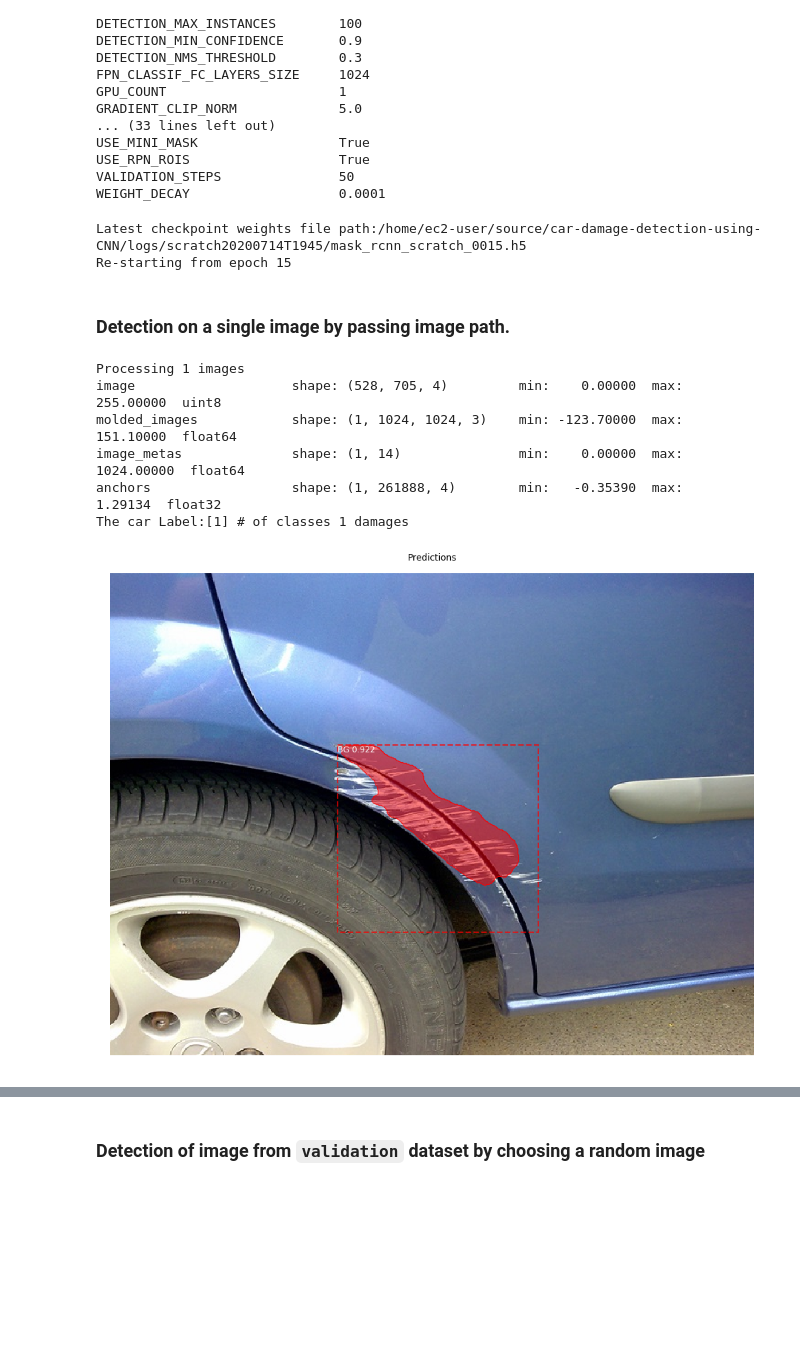
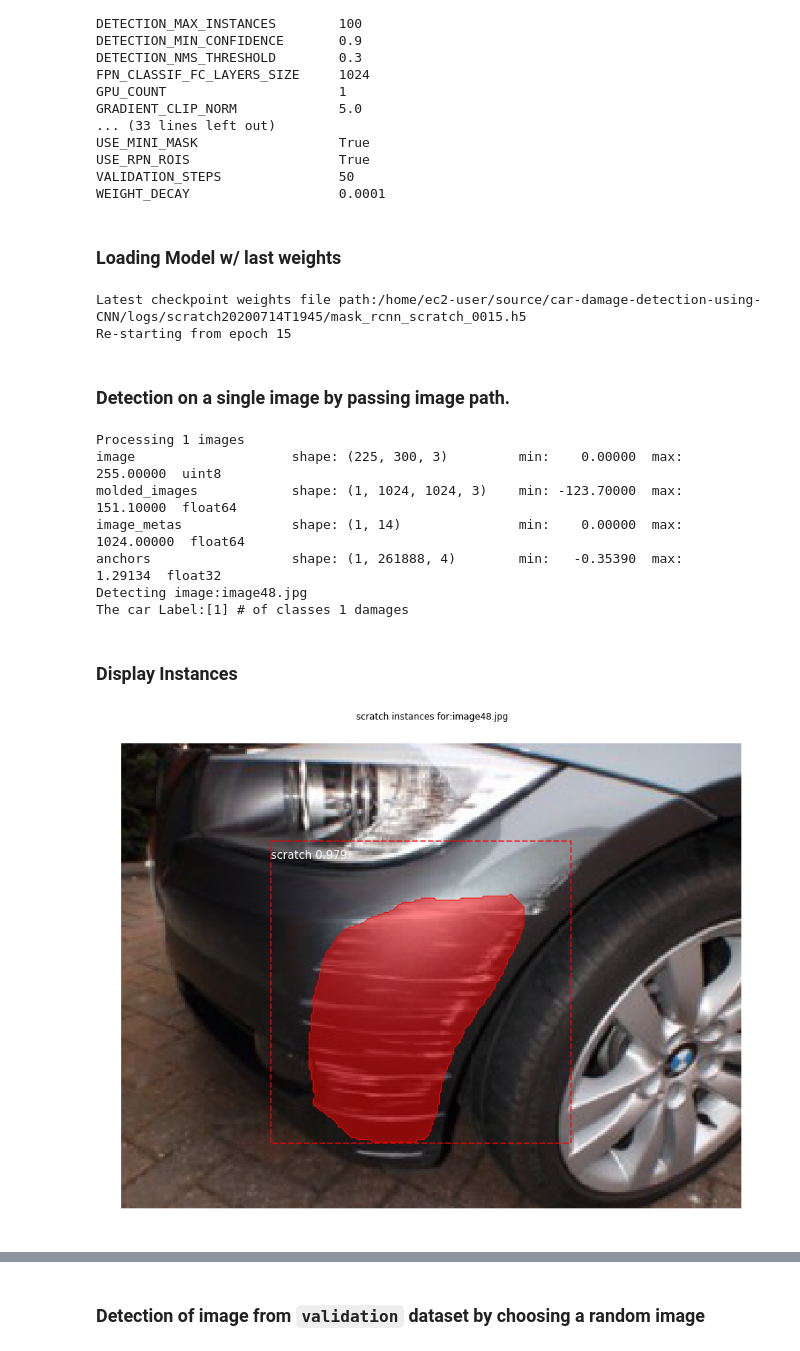
Before and after one commit to CIPCloud/image_segmentation, a Jupyter notebook: Mask_RCNN_car_damage_prediction.ipynb, the cells around one changed output, grey strips where cells are left out. Drawn from its saved outputs; the diff is of its cells as text; code cells hidden in the pictures; blank space fills up the shorter version.

Commit message:
notebook changes for single file detection

```diff
--- a/Mask_RCNN_car_damage_prediction.ipynb
+++ b/Mask_RCNN_car_damage_prediction.ipynb
@@ -66,15 +69,6 @@ USE_MINI_MASK                  True
 USE_RPN_ROIS                   True
 VALIDATION_STEPS               50
 WEIGHT_DECAY                   0.0001
-# %%
-with tf.device(DEVICE):
-    model = modellib.MaskRCNN(mode="inference", model_dir=MODEL_DIR, config=config)
-
-print("Latest checkpoint weights file path:{}".format(model.find_last()))
-model.load_weights(model.find_last(), by_name=True)
-# %% [output]
-Latest checkpoint weights file path:/home/ec2-user/source/car-damage-detection-using-CNN/logs/scratch20200714T1945/mask_rcnn_scratch_0015.h5
-Re-starting from epoch 15
 # %%
 def get_ax(rows=1, cols=1, size=16):
     """Return a Matplotlib Axes array to be used in
@@ -85,24 +79,44 @@ def get_ax(rows=1, cols=1, size=16):
     """
     _, ax = plt.subplots(rows, cols, figsize=(size*cols, size*rows))
     return ax
+# %% [markdown]
+### Loading Model w/ last weights
+# %%
+with tf.device(DEVICE):
+    model = modellib.MaskRCNN(mode="inference", model_dir=MODEL_DIR,
+                              config=config)
+
+print("Latest checkpoint weights file path:{}".format(model.find_last()))
+model.load_weights(model.find_last(), by_name=True)
+# %% [output]
+Latest checkpoint weights file path:/home/ec2-user/source/car-damage-detection-using-CNN/logs/scratch20200714T1945/mask_rcnn_scratch_0015.h5
+Re-starting from epoch 15
 # %% [markdown]
 ### Detection on a single image by passing image path.
 # %%
-image = skimage.io.imread('/home/ec2-user/source/car-damage-detection-using-CNN/custom/val/image51.png')
+imagepath_to_detect=\
+'/home/ec2-user/source/car-damage-detection-using-CNN/custom/train/image48.jpg'
+image_name=os.path.basename(imagepath_to_detect)
+image = skimage.io.imread(imagepath_to_detect)
 r = model.detect([image], verbose=1)[0]
-print('The car Label:{} # of classes {} damages'.format(r['class_ids'], len(r['class_ids'])))
+print('Detecting image:{}\nThe car Label:{} # of classes {} damages'.
+      format(image_name, r['class_ids'], len(r['class_ids'])))
 # %% [output]
 Processing 1 images
-image                    shape: (528, 705, 4)         min:    0.00000  max:  255.00000  uint8
+image                    shape: (225, 300, 3)         min:    0.00000  max:  255.00000  uint8
 molded_images            shape: (1, 1024, 1024, 3)    min: -123.70000  max:  151.10000  float64
 image_metas              shape: (1, 14)               min:    0.00000  max: 1024.00000  float64
 anchors                  shape: (1, 261888, 4)        min:   -0.35390  max:    1.29134  float32
+Detecting image:image48.jpg
 The car Label:[1] # of classes 1 damages
+# %% [markdown]
+### Display Instances
 # %%
 # Display results
 ax = get_ax(1)
 visualize.display_instances(image, r['rois'], r['masks'], r['class_ids'],
-                            ['scratch','BG'], r['scores'], ax=ax,
-                            title="Predictions")
+                            ['BG','scratch', ], r['scores'], ax=ax,
+                            title="scratch instances for:"+image_name,
+                           filename="scratch__"+image_name)
 # %% [output]
-[figure, old version]
+[figure, new version]
```
Also changed, not shown: parts of 7 cells of this notebook.
